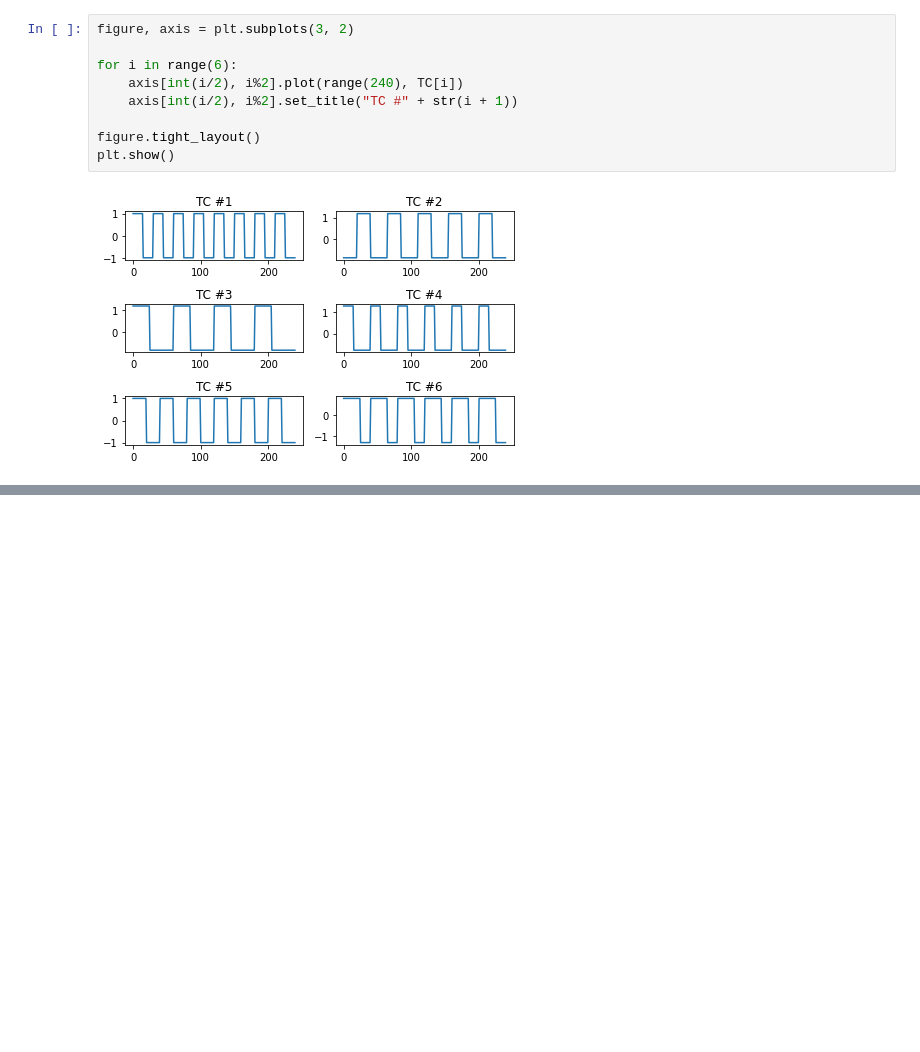
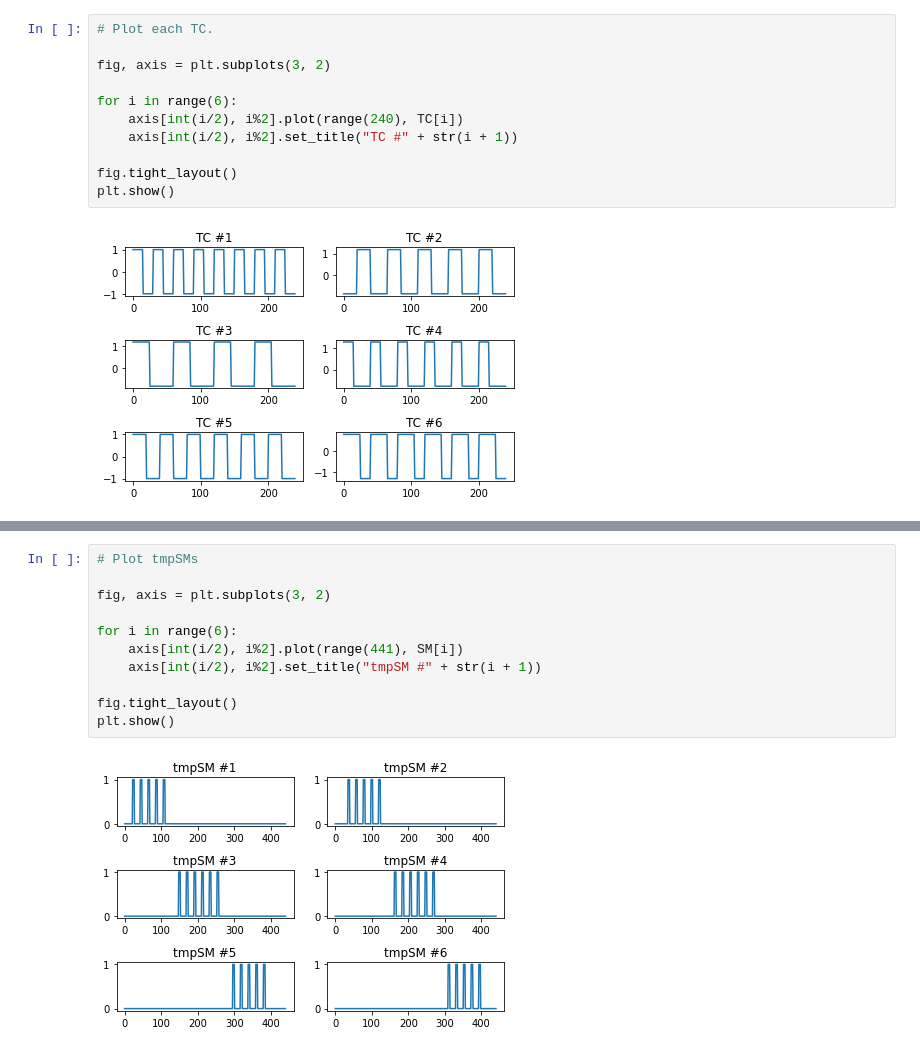
Before and after one commit to Sorgl0s/MAST30034_Assignment1, a Jupyter notebook: Assignment 1 JPNB.ipynb, the cells around one changed output, grey strips where cells are left out. Saved outputs shown, nothing was run; the diff lists cells and outputs as text; blank space fills up the shorter version.

```diff
--- a/Assignment 1 JPNB.ipynb
+++ b/Assignment 1 JPNB.ipynb
@@ -37,11 +25,13 @@ array([[1.0, 1.0, 1.0, ..., -1.0, -1.0, -1.0],
 # %%
-figure, axis = plt.subplots(3, 2)
+# Plot each TC.
+
+fig, axis = plt.subplots(3, 2)
 
 for i in range(6):
     axis[int(i/2), i%2].plot(range(240), TC[i])
     axis[int(i/2), i%2].set_title("TC #" + str(i + 1))
 
-figure.tight_layout()
+fig.tight_layout()
 plt.show()
 # %% [output]
 [figure]
@@ -47,0 +86,13 @@ plt.show()
+# %%
+# Plot tmpSMs
+
+fig, axis = plt.subplots(3, 2)
+
+for i in range(6):
+    axis[int(i/2), i%2].plot(range(441), SM[i])
+    axis[int(i/2), i%2].set_title("tmpSM #" + str(i + 1))
+
+fig.tight_layout()
+plt.show()
+# %% [output]
+[figure, added]
```
Also changed, not shown: parts of 7 cells of this notebook.
